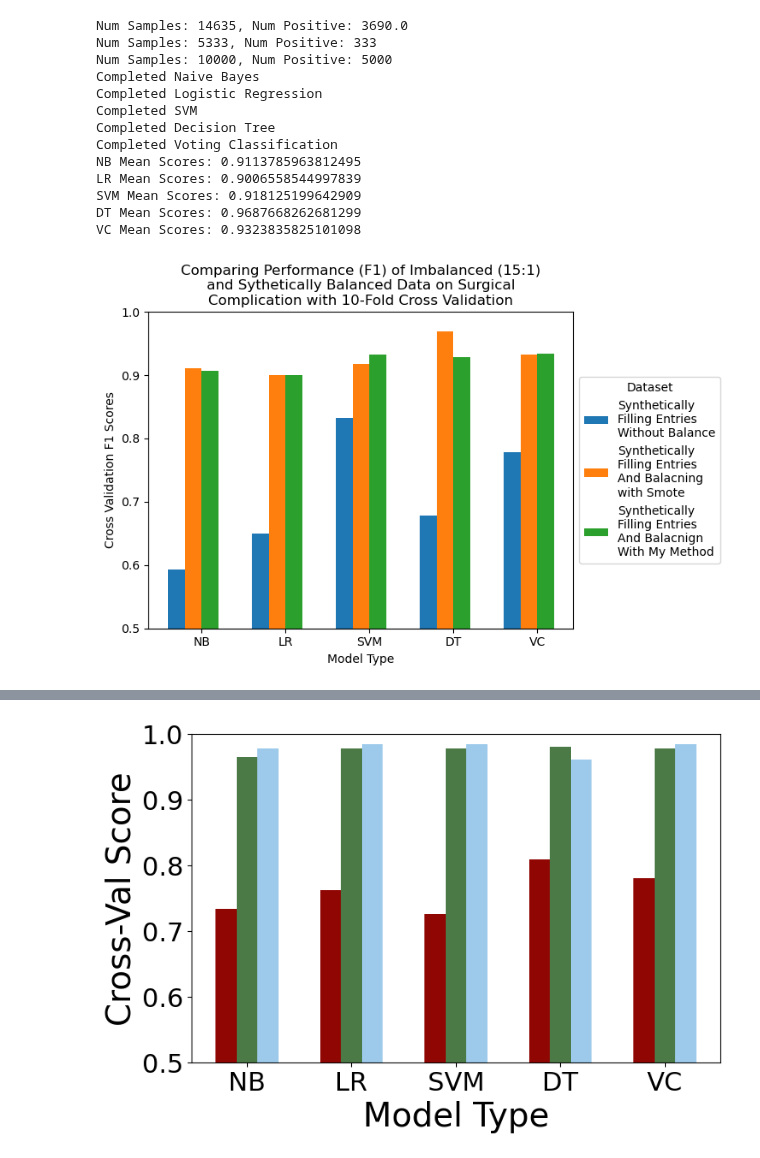
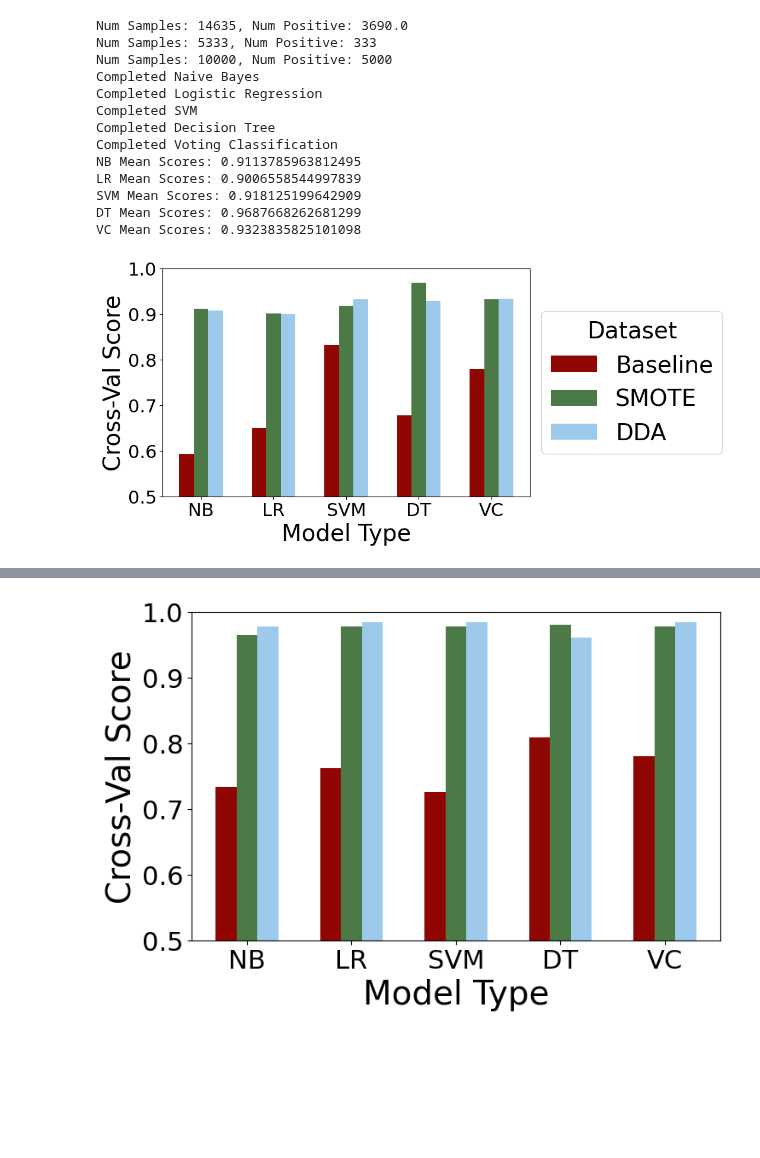
Before and after one commit to sprice134/MQP-2023, a Jupyter notebook: Code/Wole-Paper1/finalVersions/augmentationImbalnceF1CrossVal95-5.ipynb, the cells around one changed output, grey strips where cells are left out. Cells and saved outputs as stored; diff of their text form; code cells hidden in the pictures; blank space fills up the shorter version.

```diff
--- a/Code/Wole-Paper1/finalVersions/augmentationImbalnceF1CrossVal95-5.ipynb
+++ b/Code/Wole-Paper1/finalVersions/augmentationImbalnceF1CrossVal95-5.ipynb
@@ -924,29 +924,30 @@ VC Mean Scores: 0.9323835825101098
 # %%
 X_Vals = ['NB','LR','SVM', 'DT', 'VC' ]
 
-imbal = [np.mean(nbImmuno), np.mean(lrImmuno), np.mean(svmImmuno),
+immuno_imbal = [np.mean(nbImmuno), np.mean(lrImmuno), np.mean(svmImmuno),
         np.mean(dtImmuno), np.mean(vcImmuno)]
-bal = [np.mean(augNbImmuno), np.mean(augLogImmuno), np.mean(augSvmImmuno),
+immuno_bal = [np.mean(augNbImmuno), np.mean(augLogImmuno), np.mean(augSvmImmuno),
         np.mean(auglDtImmuno), np.mean(augVoteImmuno)]
-smoteBal = [np.mean(smoteNbImmuno), np.mean(smoteLogImmuno), np.mean(smoteSvmImmuno),
+immuno_smoteBal = [np.mean(smoteNbImmuno), np.mean(smoteLogImmuno), np.mean(smoteSvmImmuno),
         np.mean(smoteDtImmuno), np.mean(smoteVoteImmuno)]
 
 X_axis = np.arange(len(X_Vals))
 
-plt.bar(X_axis - 0.3, imbal, 0.2, label = 'Synthetically\nFilling Entries\nWithout Balance')
-#plt.bar(X_axis - 0.1, over, 0.2, label = 'Oversampled Data\n(From Imbalanced)')
-plt.bar(X_axis - 0.1, smoteBal, 0.2, label = 'Synthetically\nFilling Entries\nAnd Balacning\nwith Smote')
-plt.bar(X_axis + 0.1, bal, 0.2, label = 'Synthetically\nFilling Entries\nAnd Balacnign\nWith My Method')
-
+plt.bar(X_axis - 0.2, immuno_imbal, 0.2, label = 'Baseline', color='#900603')
+plt.bar(X_axis - 0.0, immuno_smoteBal, 0.2, label = 'SMOTE', color='#4B7A47')
+plt.bar(X_axis + 0.2, immuno_bal, 0.2, label = 'DDA', color='#9DCAEB')
 plt.xticks(X_axis, X_Vals)
 plt.xlabel("Model Type")
-plt.ylabel("Cross Validation F1 Scores")
+plt.ylabel("Cross-Val Score")
 plt.ylim(0.5,1)
-plt.title("Comparing Performance (F1) of Imbalanced (15:1)\n and Sythetically Balanced Data on Surgical \nComplication with 10-Fold Cross Validation")
+plt.rcParams["figure.figsize"] = (8, 5)
+plt.rcParams.update({'font.size': 28})
+plt.rc('xtick', labelsize=22)
+plt.rc('ytick', labelsize=22)
 plt.legend(title='Dataset',loc='center left', bbox_to_anchor=(1, 0.5))
 plt.show()
 # %% [output]
-[figure, old version]
+[figure, new version]
 # %%
 wbc_aug = [np.mean(augNBWBC), np.mean(augLogWBC), np.mean(augSVMWBC),
         np.mean(auglDTWBC), np.mean(augVoteWBC)]
```
Also changed, not shown: 42 other files.
